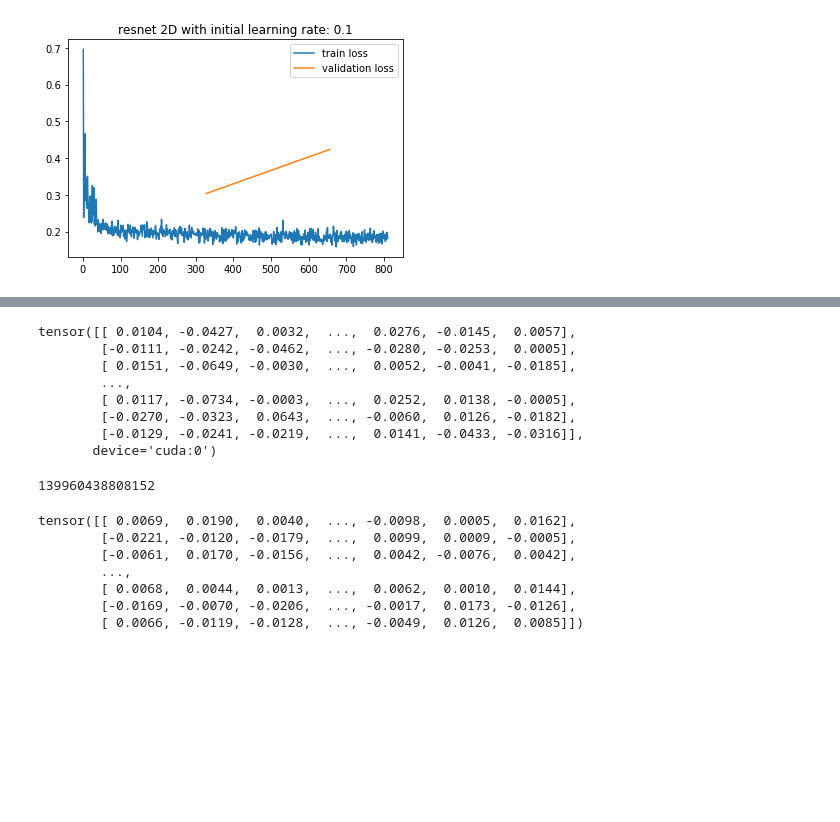
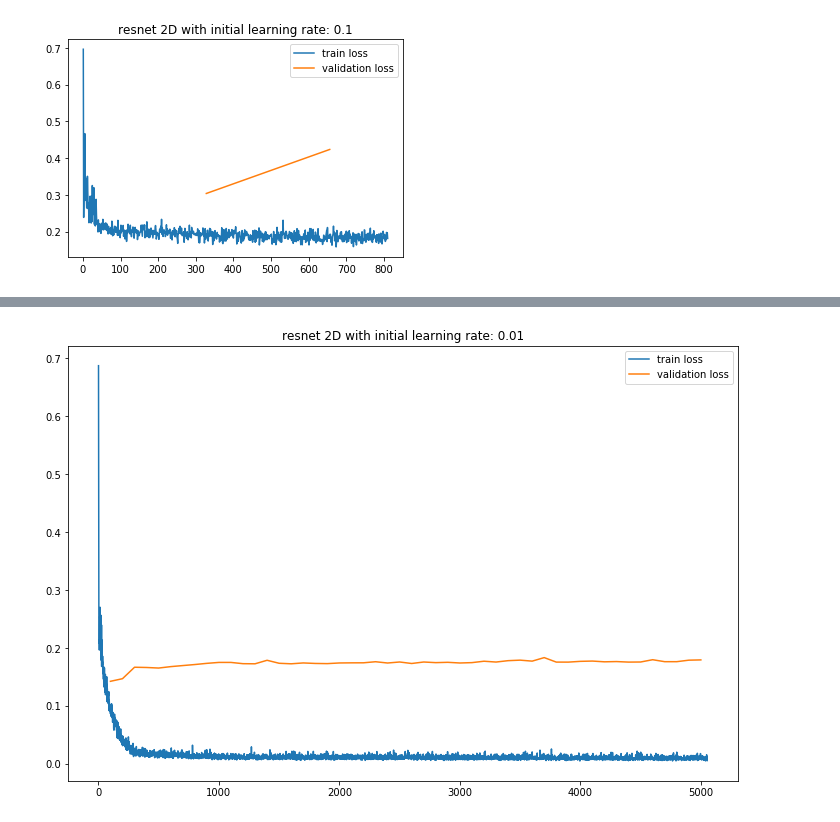
Before and after one commit to bonyuta0204/pytorch-i3d, a Jupyter notebook: notebook/resnet_analysis.ipynb, the cells around one changed output, grey strips where cells are left out. Saved outputs shown, nothing was run; the diff lists cells and outputs as text; code cells hidden in the pictures; blank space fills up the shorter version.

Commit message:
add resnet analysis and runner class

```diff
--- a/notebook/resnet_analysis.ipynb
+++ b/notebook/resnet_analysis.ipynb
@@ -49,3 +46,8 @@ model2d.load_state_dict(torch.load("../experiment/resnet2d_top20/run_0001/weight
+# %%
+run_3d = Runner("../experiment/resnet3d_top20/run_0001")
+run_2d_low = Runner("../experiment/resnet2d_top20/low_lr_run2/")
+run_2d_normal = Runner("../experiment/resnet2d_top20/normal_lr_run2/")
+mlb = resnet2d.mlb
 # %% [markdown]
 ## Visualize training loss
 # %%
@@ -333,15 +63,0 @@ for i in range(64):
-# %%
-model2d.fc.weight.data
-# %% [output]
-tensor([[ 0.0104, -0.0427,  0.0032,  ...,  0.0276, -0.0145,  0.0057],
-        [-0.0111, -0.0242, -0.0462,  ..., -0.0280, -0.0253,  0.0005],
-        [ 0.0151, -0.0649, -0.0030,  ...,  0.0052, -0.0041, -0.0185],
-        ...,
-        [ 0.0117, -0.0734, -0.0003,  ...,  0.0252,  0.0138, -0.0005],
-        [-0.0270, -0.0323,  0.0643,  ..., -0.0060,  0.0126, -0.0182],
-        [-0.0129, -0.0241, -0.0219,  ...,  0.0141, -0.0433, -0.0316]],
-       device='cuda:0')
-# %%
-id(original_model.fc.weight.data)
-# %% [output]
-139960438808152
@@ -351,10 +64,12 @@ model.fc = nn.Linear(2048, 20)
-# %%
-model.fc.weight.data
-# %% [output]
-tensor([[ 0.0069,  0.0190,  0.0040,  ..., -0.0098,  0.0005,  0.0162],
-        [-0.0221, -0.0120, -0.0179,  ...,  0.0099,  0.0009, -0.0005],
-        [-0.0061,  0.0170, -0.0156,  ...,  0.0042, -0.0076,  0.0042],
-        ...,
-        [ 0.0068,  0.0044,  0.0013,  ...,  0.0062,  0.0010,  0.0144],
-        [-0.0169, -0.0070, -0.0206,  ..., -0.0017,  0.0173, -0.0126],
-        [ 0.0066, -0.0119, -0.0128,  ..., -0.0049,  0.0126,  0.0085]])
+# %%
+resnet2d_lowlr_loss = pd.read_csv(run_2d_low.log_file)
+train_loss = resnet2d_lowlr_loss[resnet2d_lowlr_loss["split"] == "train"]
+val_loss = resnet2d_lowlr_loss[resnet2d_lowlr_loss["split"] == "val"]
+plt.figure(figsize=(12,8))
+plt.plot(train_loss["step"].values, train_loss["loss"].values, label="train loss")
+plt.plot(val_loss["step"].values, val_loss["loss"].values, label="validation loss")
+plt.title("resnet 2D with initial learning rate: 0.01")
+plt.legend()
+plt.savefig(run_2d_low.figure_file("learning_curve.pdf"))
+# %% [output]
+[figure, added]
```
Also changed, not shown: parts of 44 cells of this notebook, 8 other files.
